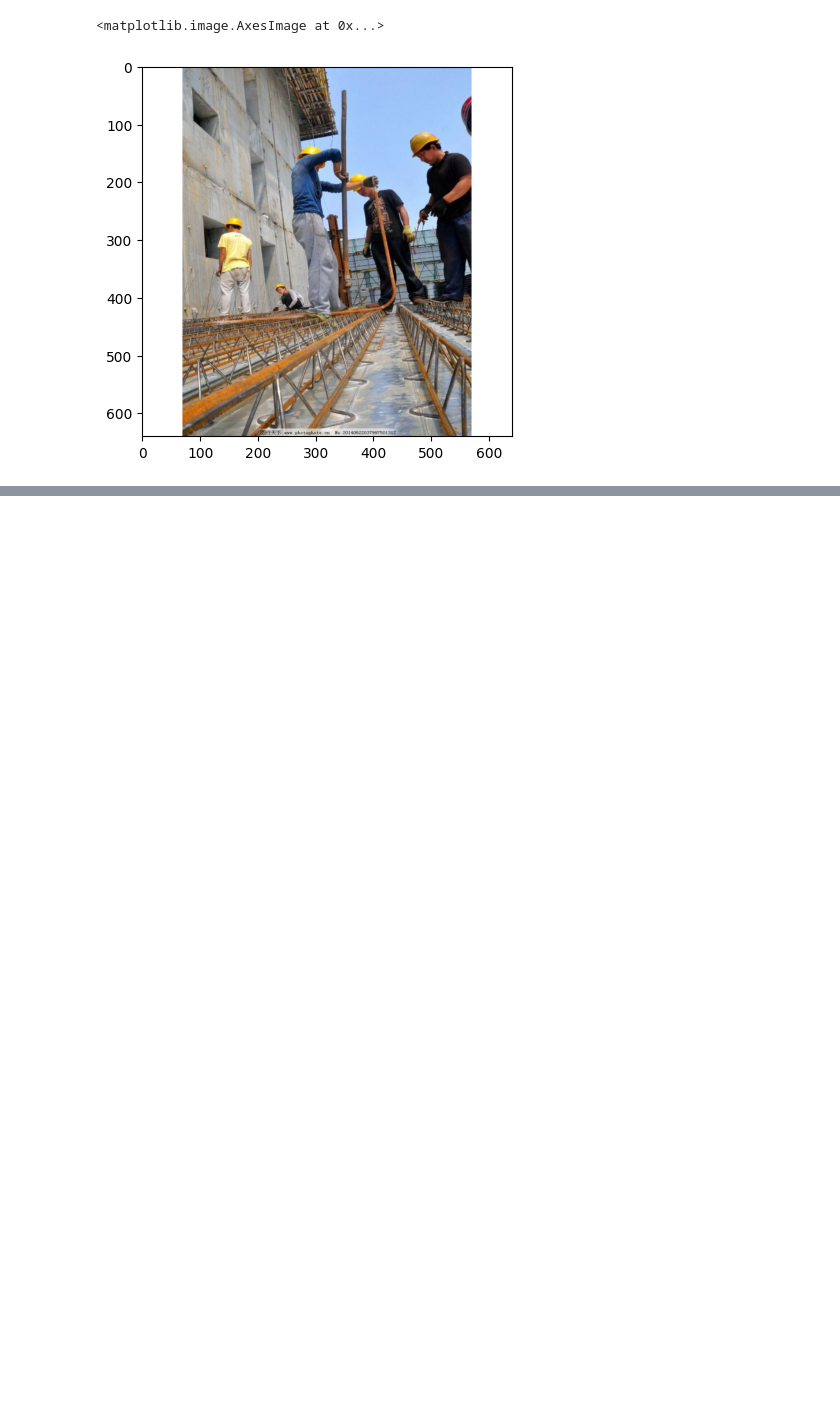
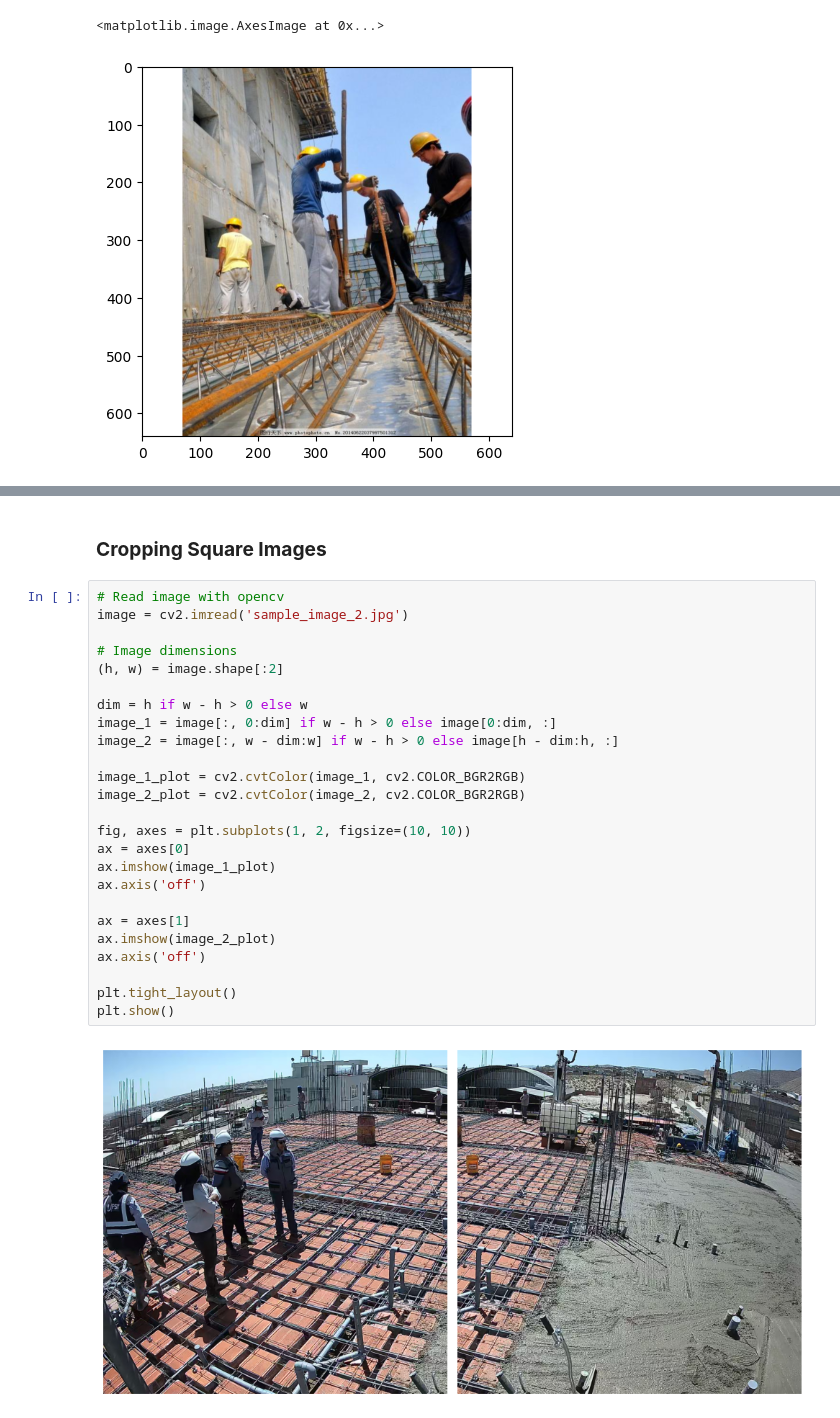
Before and after one commit to harvepq/yolo_ppe_detection, a Jupyter notebook: notebooks/image_processing.ipynb, the cells around one changed output, grey strips where cells are left out. Cells and saved outputs as stored; diff of their text form; blank space fills up the shorter version.

```diff
--- a/notebooks/image_processing.ipynb
+++ b/notebooks/image_processing.ipynb
@@ -170,0 +191,29 @@ True
+# %% [markdown]
+### **Cropping Square Images**
+# %%
+# Read image with opencv
+image = cv2.imread('sample_image_2.jpg')
+
+# Image dimensions
+(h, w) = image.shape[:2]
+
+dim = h if w - h > 0 else w
+image_1 = image[:, 0:dim] if w - h > 0 else image[0:dim, :]
+image_2 = image[:, w - dim:w] if w - h > 0 else image[h - dim:h, :]
+
+image_1_plot = cv2.cvtColor(image_1, cv2.COLOR_BGR2RGB)
+image_2_plot = cv2.cvtColor(image_2, cv2.COLOR_BGR2RGB)
+
+fig, axes = plt.subplots(1, 2, figsize=(10, 10))
+ax = axes[0]
+ax.imshow(image_1_plot)
+ax.axis('off')
+
+ax = axes[1]
+ax.imshow(image_2_plot)
+ax.axis('off')
+
+plt.tight_layout()
+plt.show()
+# %% [output]
+[figure, added]
```
Also changed, not shown: parts of 5 cells of this notebook.
